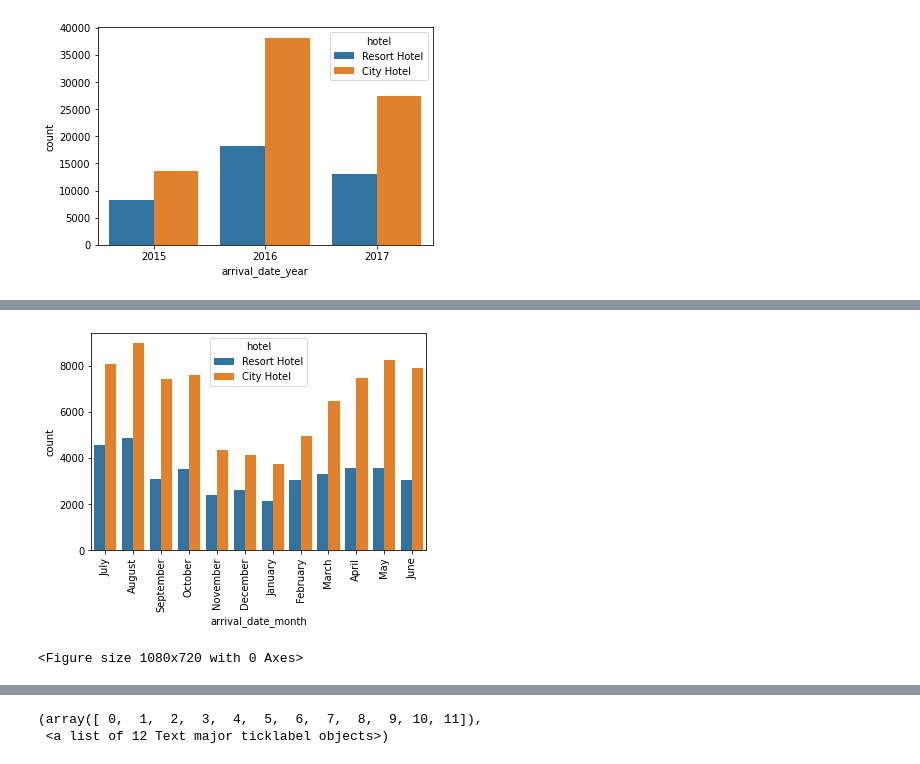
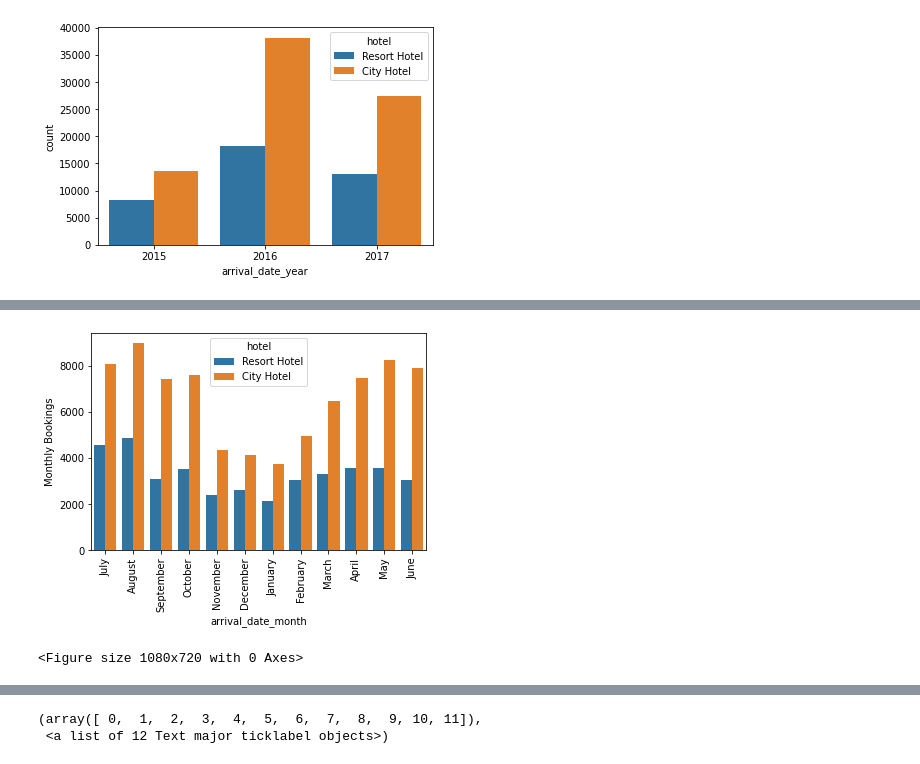
Before and after one commit to yashyakumar/Hotel_Booking_Analysis, a Jupyter notebook: Copy_of_Hotel_Booking_Analysis_Capstone_Project.ipynb, the cells around one changed output, grey strips where cells are left out. Cells and saved outputs as stored; diff of their text form; code cells hidden in the pictures.

```diff
--- a/Copy_of_Hotel_Booking_Analysis_Capstone_Project.ipynb
+++ b/Copy_of_Hotel_Booking_Analysis_Capstone_Project.ipynb
@@ -159,8 +265,8 @@ sns.countplot(x='arrival_date_year', data=df,hue='hotel')
 # %%
 plt.xticks(rotation=90)
 sns.countplot(x='arrival_date_month',data=df,hue='hotel')
-# plt.xtickables()
+plt.ylabel('Monthly Bookings')
 fig=plt.figure(figsize=(15,10))
 # %% [output]
-[figure, old version]
+[figure, new version]
 <Figure size 1080x720 with 0 Axes>
```
Also changed, not shown: parts of 45 cells of this notebook.
